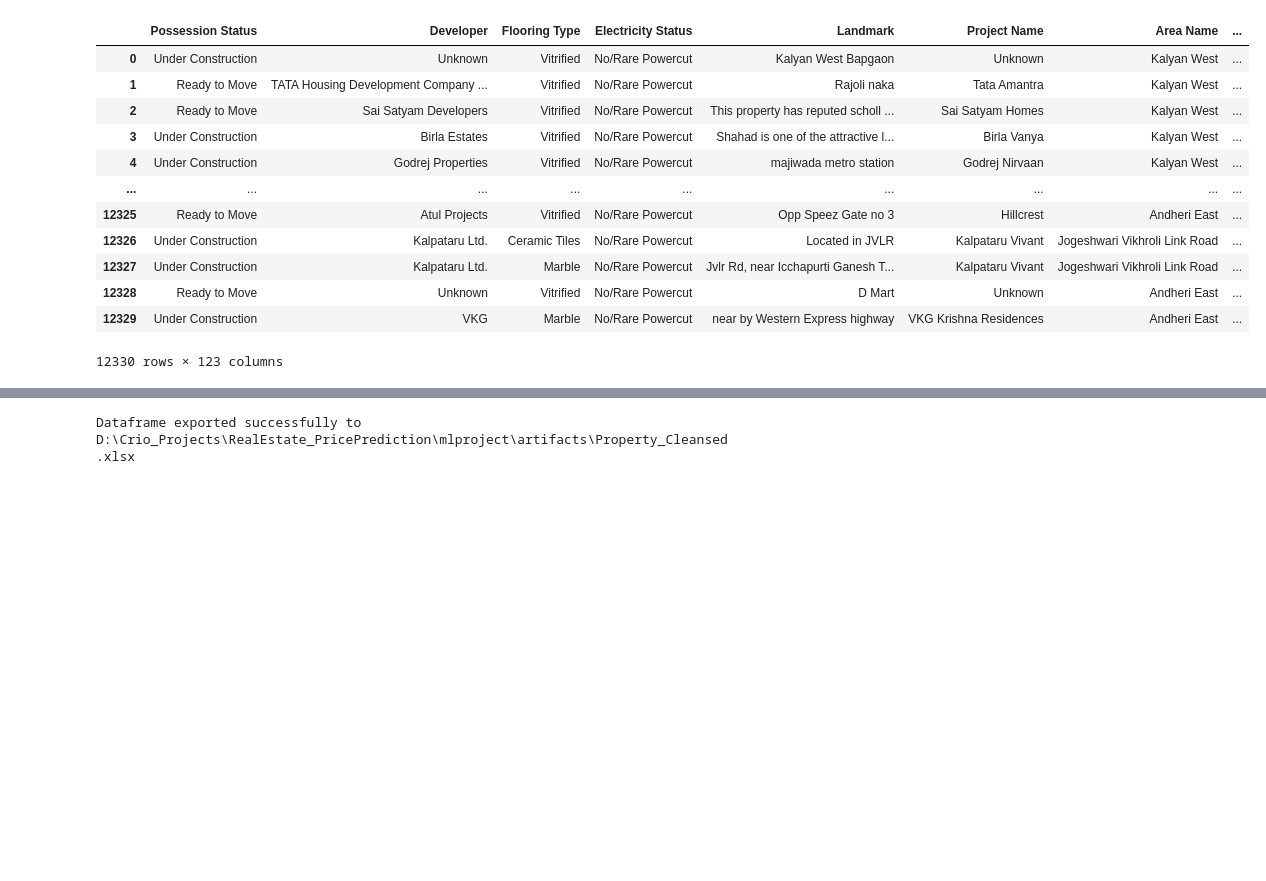
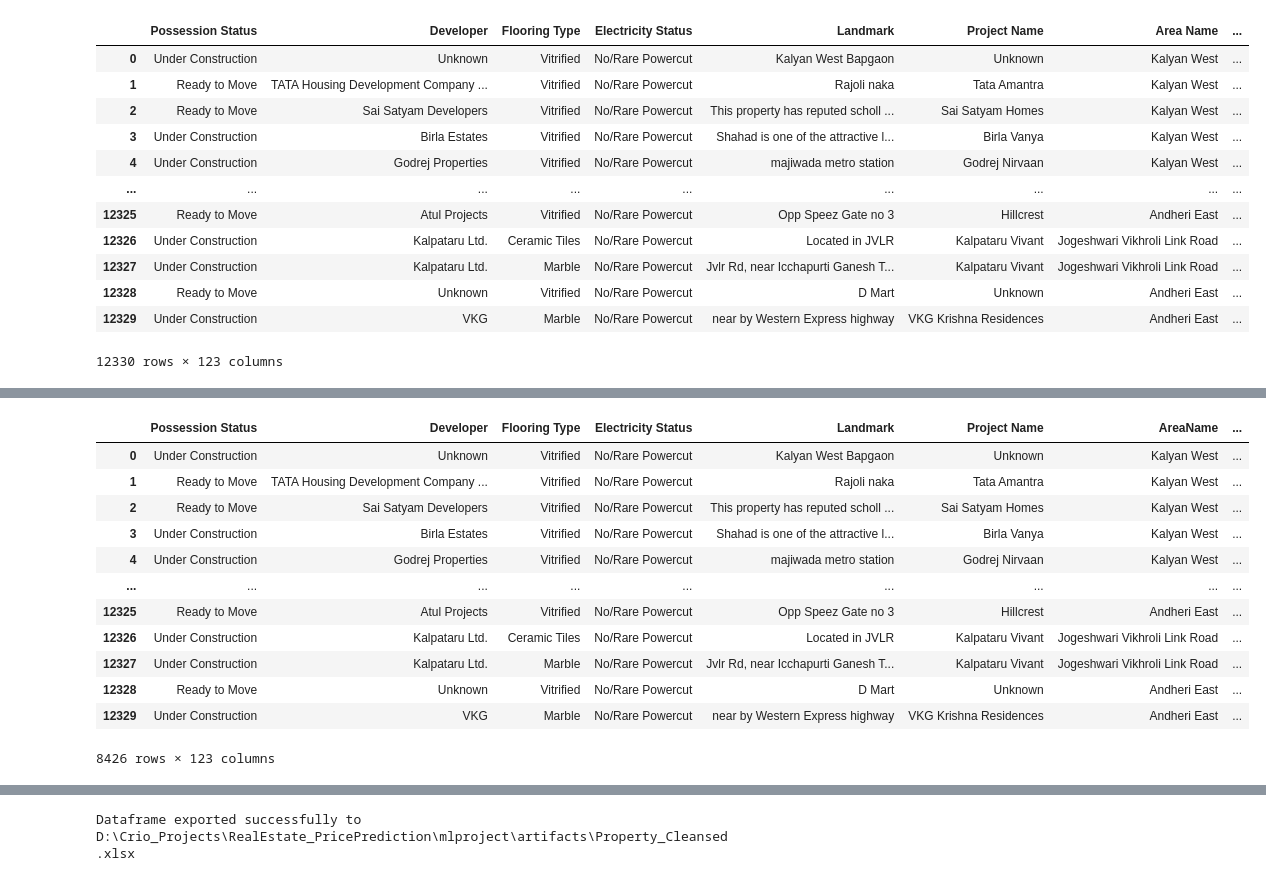
Before and after one commit to gmnaik/housepriceprediction, a Jupyter notebook: notebook/House_Price_Prediction_Imputation_EDA.ipynb, the cells around one changed output, grey strips where cells are left out. Cells and saved outputs as stored; diff of their text form; code cells hidden in the pictures; blank space fills up the shorter version.

```diff
--- a/notebook/House_Price_Prediction_Imputation_EDA.ipynb
+++ b/notebook/House_Price_Prediction_Imputation_EDA.ipynb
@@ -1905 +2150,17 @@ df_cleansed['Furnished Type'] = df_cleansed['Furnished Type'].replace(0, 'Unfurn
+# %%
+df_cleansed
+# %% [output]
+|  | Possession Status | Developer | Flooring Type | Electricity Status | Landmark | Project Name | AreaName | ... |
+| 0 | Under Construction | Unknown | Vitrified | No/Rare Powercut | Kalyan West Bapgaon | Unknown | Kalyan West | ... |
+| 1 | Ready to Move | TATA Housing Development Company ... | Vitrified | No/Rare Powercut | Rajoli naka | Tata Amantra | Kalyan West | ... |
+| 2 | Ready to Move | Sai Satyam Developers | Vitrified | No/Rare Powercut | This property has reputed scholl ... | Sai Satyam Homes | Kalyan West | ... |
+| 3 | Under Construction | Birla Estates | Vitrified | No/Rare Powercut | Shahad is one of the attractive l... | Birla Vanya | Kalyan West | ... |
+| 4 | Under Construction | Godrej Properties | Vitrified | No/Rare Powercut | majiwada metro station | Godrej Nirvaan | Kalyan West | ... |
+| ... | ... | ... | ... | ... | ... | ... | ... | ... |
+| 12325 | Ready to Move | Atul Projects | Vitrified | No/Rare Powercut | Opp Speez Gate no 3 | Hillcrest | Andheri East | ... |
+| 12326 | Under Construction | Kalpataru Ltd. | Ceramic Tiles | No/Rare Powercut | Located in JVLR | Kalpataru Vivant | Jogeshwari Vikhroli Link Road | ... |
+| 12327 | Under Construction | Kalpataru Ltd. | Marble | No/Rare Powercut | Jvlr Rd, near Icchapurti Ganesh T... | Kalpataru Vivant | Jogeshwari Vikhroli Link Road | ... |
+| 12328 | Ready to Move | Unknown | Vitrified | No/Rare Powercut | D Mart | Unknown | Andheri East | ... |
+| 12329 | Under Construction | VKG | Marble | No/Rare Powercut | near by Western Express highway | VKG Krishna Residences | Andheri East | ... |
+8426 rows × 123 columns
 # %%
```
Also changed, not shown: parts of 23 cells of this notebook, 14 other files.
